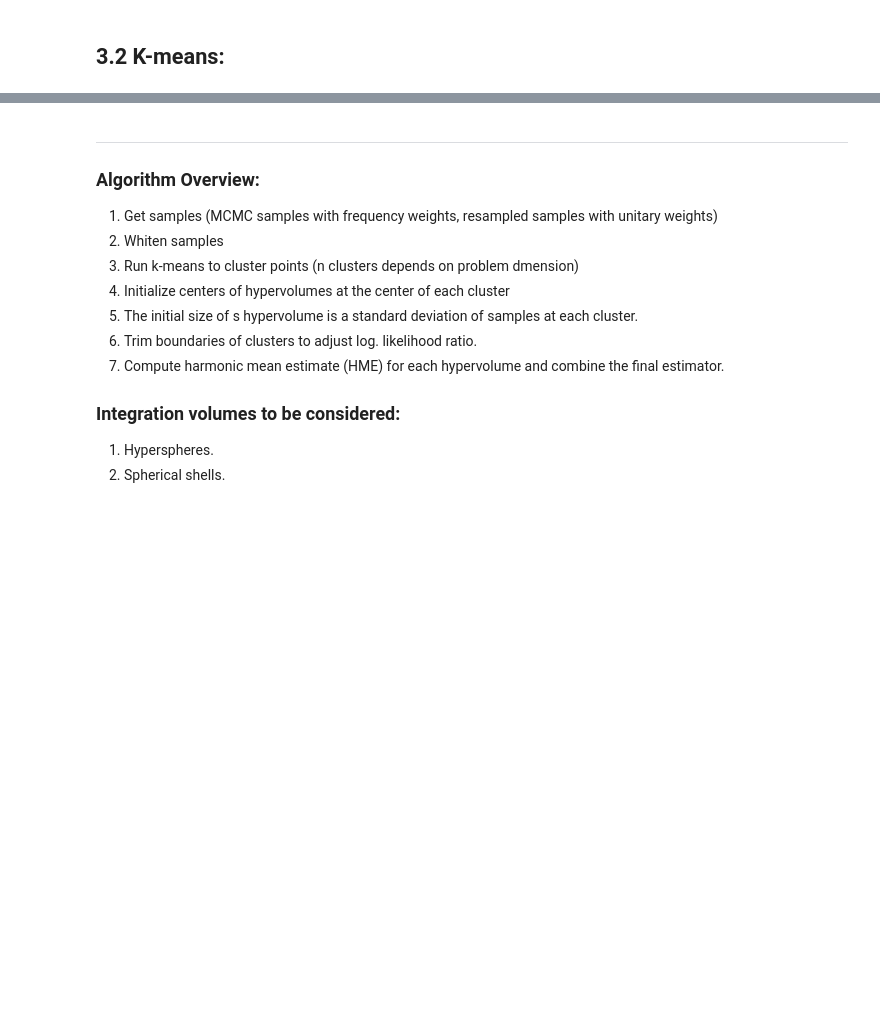
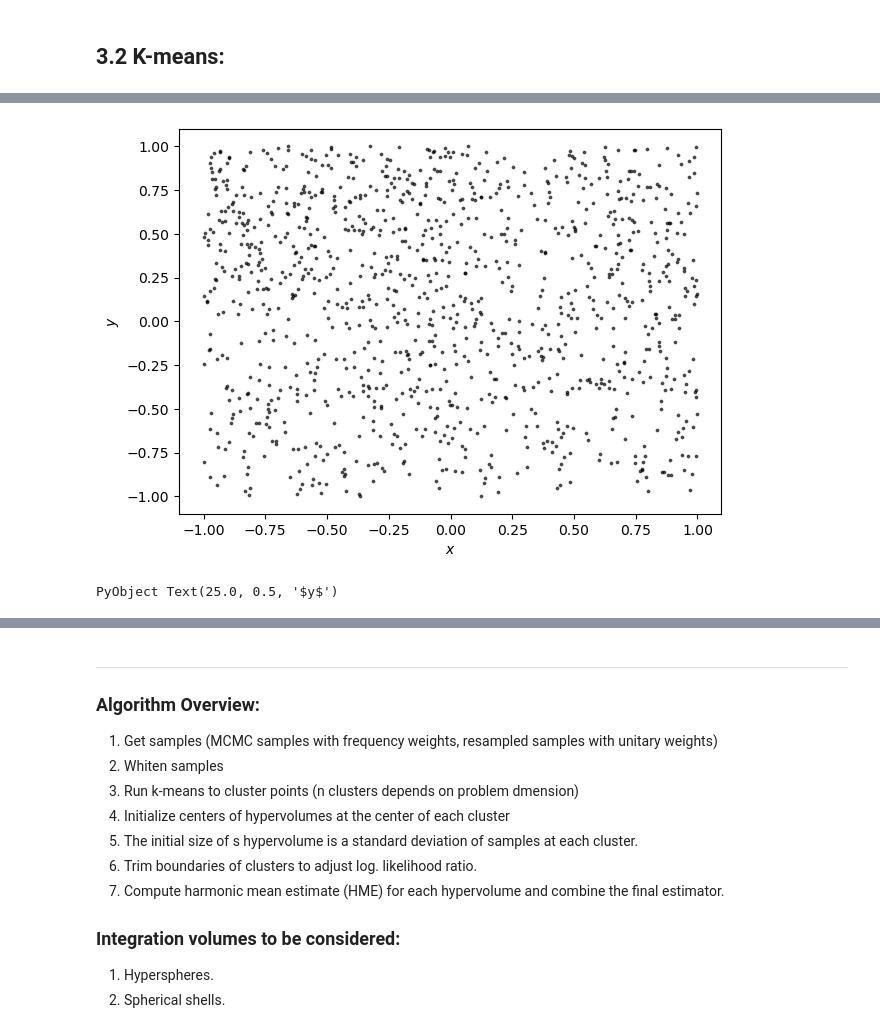
Before and after one commit to VasylHafych/AHMI-Volumes, a Jupyter notebook: notebooks/2-Densities.ipynb, the cells around one changed output, grey strips where cells are left out. Cells and saved outputs as stored; diff of their text form; code cells hidden in the pictures; blank space fills up the shorter version.

```diff
--- a/notebooks/2-Densities.ipynb
+++ b/notebooks/2-Densities.ipynb
@@ -220,0 +280,10 @@ PyObject Text(25.000000000000007, 0.5, '$y$')
+# %%
+fig, ax = plt.subplots(1,1, figsize=(7,5))
+
+sc = ax.scatter(samples_whittened_cl[1,mask], samples_whittened_cl[2,mask], s=3, alpha=0.6, c="k")
+
+ax.set_xlabel(L"x")
+ax.set_ylabel(L"y")
+# %% [output]
+[figure, added]
+PyObject Text(25.0, 0.5, '$y$')
```
Also changed, not shown: parts of 23 cells of this notebook, 2 other files.
